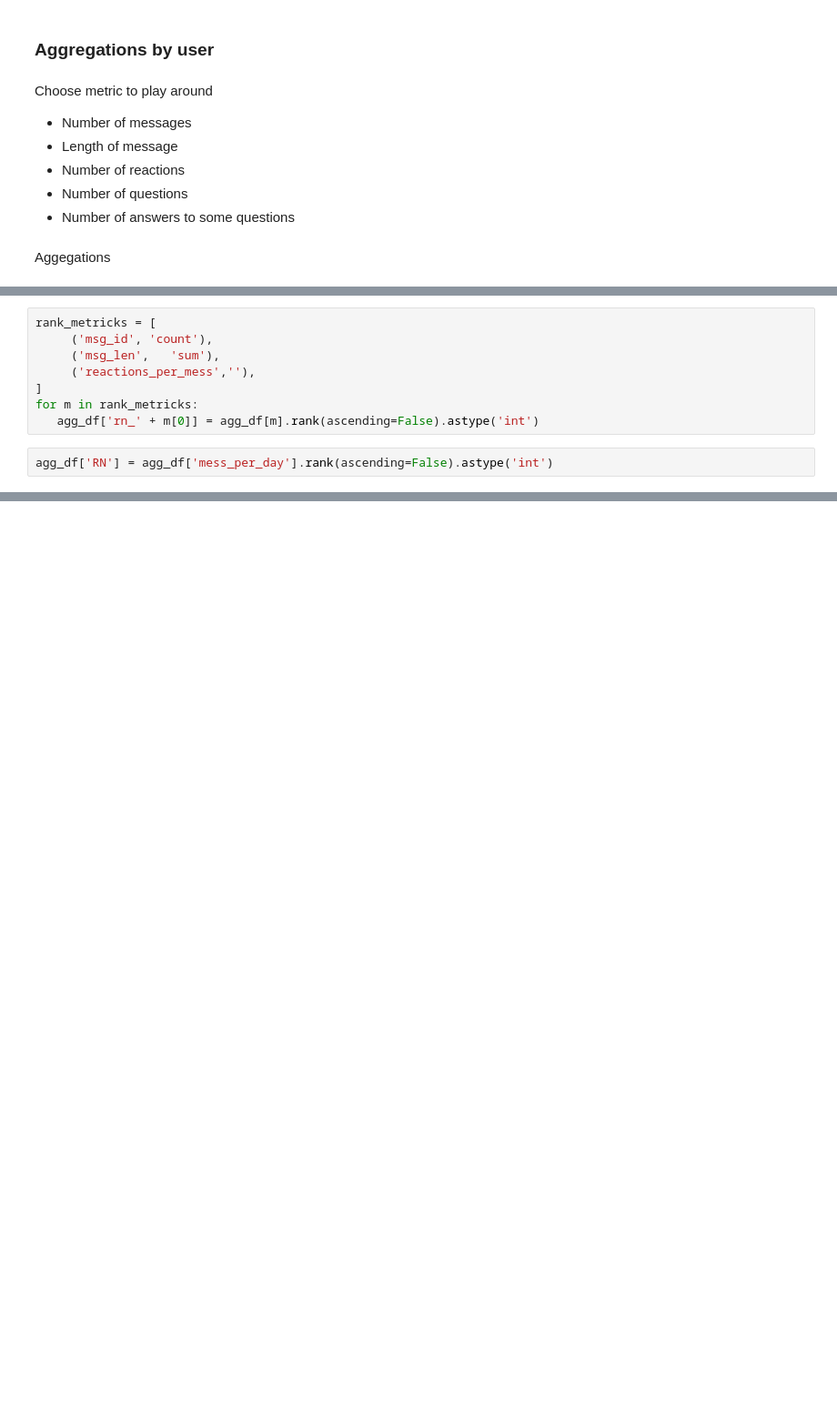
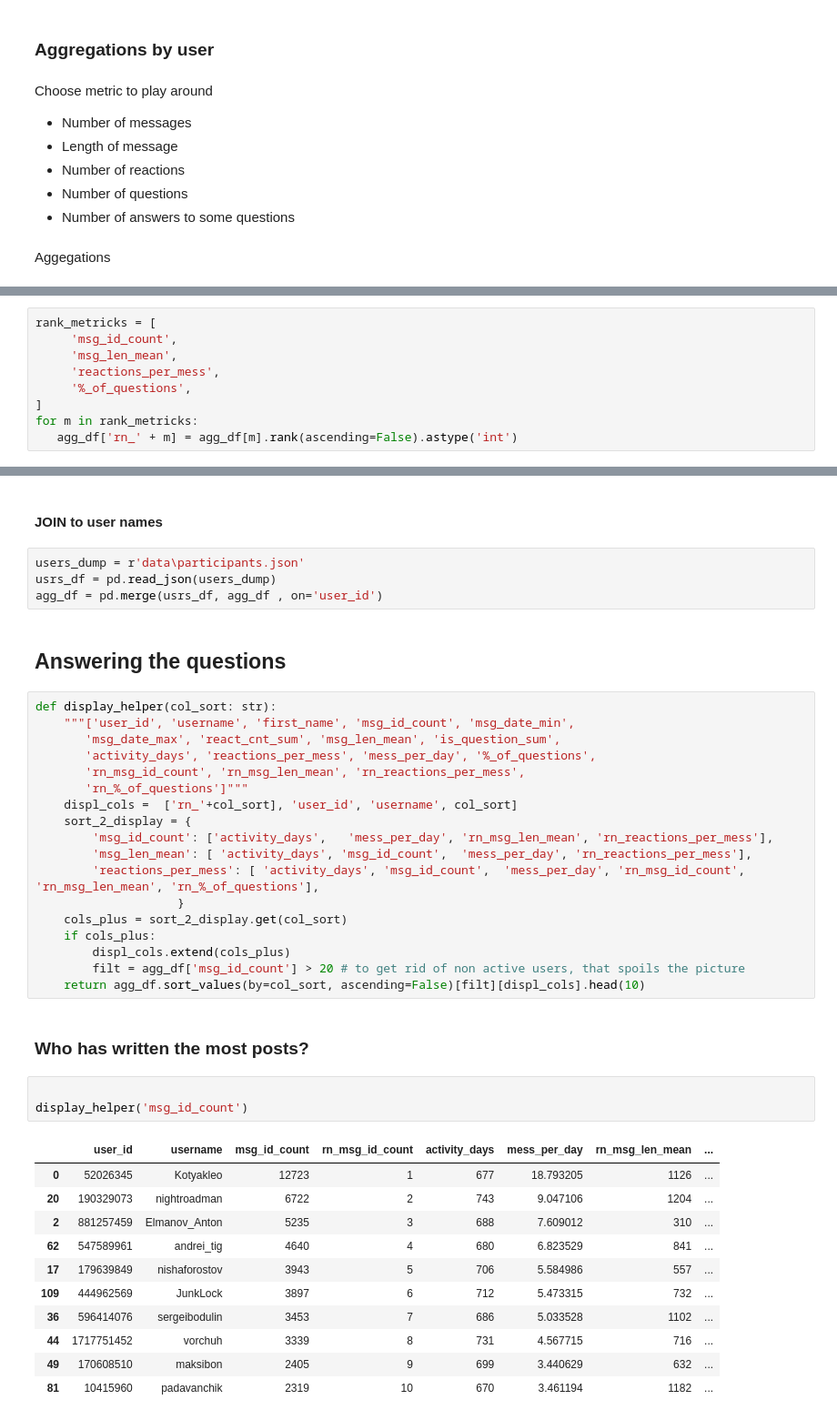
Before and after one commit to DmitriiK/telegram-automation, a Jupyter notebook: telega2pandas.ipynb, the cells around one changed output, grey strips where cells are left out. Shown: that part at 91% size. Cells and saved outputs as stored; diff of their text form; blank space fills up the shorter version.

```diff
--- a/telega2pandas.ipynb
+++ b/telega2pandas.ipynb
@@ -167,10 +157,9 @@ agg_df
 # %%
 rank_metricks = [
-     ('msg_id', 'count'),
-     ('msg_len',   'sum'),
-     ('reactions_per_mess',''),
+     'msg_id_count',
+     'msg_len_mean',
+     'reactions_per_mess',
+     '%_of_questions',
 ]
 for m in rank_metricks:
-   agg_df['rn_' + m[0]] = agg_df[m].rank(ascending=False).astype('int')
+   agg_df['rn_' + m] = agg_df[m].rank(ascending=False).astype('int')
-# %%
-agg_df['RN'] = agg_df['mess_per_day'].rank(ascending=False).astype('int')
@@ -189,0 +176,43 @@ Name: (reactions_per_mess, ), Length: 1313, dtype: int32
+# %% [markdown]
+#### JOIN to user names
+# %%
+users_dump = r'data\participants.json'
+usrs_df = pd.read_json(users_dump)
+agg_df = pd.merge(usrs_df, agg_df , on='user_id')
+# %% [markdown]
+## Answering the questions
+# %%
+def display_helper(col_sort: str):
+    """['user_id', 'username', 'first_name', 'msg_id_count', 'msg_date_min',
+       'msg_date_max', 'react_cnt_sum', 'msg_len_mean', 'is_question_sum',
+       'activity_days', 'reactions_per_mess', 'mess_per_day', '%_of_questions',
+       'rn_msg_id_count', 'rn_msg_len_mean', 'rn_reactions_per_mess',
+       'rn_%_of_questions']"""
+    displ_cols =  ['rn_'+col_sort], 'user_id', 'username', col_sort]
+    sort_2_display = {
+        'msg_id_count': ['activity_days',   'mess_per_day', 'rn_msg_len_mean', 'rn_reactions_per_mess'],
+        'msg_len_mean': [ 'activity_days', 'msg_id_count',  'mess_per_day', 'rn_reactions_per_mess'],
+        'reactions_per_mess': [ 'activity_days', 'msg_id_count',  'mess_per_day', 'rn_msg_id_count', 'rn_msg_len_mean', 'rn_%_of_questions'],
+                    }
+    cols_plus = sort_2_display.get(col_sort)
+    if cols_plus:
+        displ_cols.extend(cols_plus)
+        filt = agg_df['msg_id_count'] > 20 # to get rid of non active users, that spoils the picture
+    return agg_df.sort_values(by=col_sort, ascending=False)[filt][displ_cols].head(10)
+# %% [markdown]
+### Who has written the most posts?
+# %%
+
+display_helper('msg_id_count')
+# %% [output]
+|  | user_id | username | msg_id_count | rn_msg_id_count | activity_days | mess_per_day | rn_msg_len_mean | ... |
+| 0 | 52026345 | Kotyakleo | 12723 | 1 | 677 | 18.793205 | 1126 | ... |
+| 20 | 190329073 | nightroadman | 6722 | 2 | 743 | 9.047106 | 1204 | ... |
+| 2 | 881257459 | Elmanov_Anton | 5235 | 3 | 688 | 7.609012 | 310 | ... |
+| 62 | 547589961 | andrei_tig | 4640 | 4 | 680 | 6.823529 | 841 | ... |
+| 17 | 179639849 | nishaforostov | 3943 | 5 | 706 | 5.584986 | 557 | ... |
+| 109 | 444962569 | JunkLock | 3897 | 6 | 712 | 5.473315 | 732 | ... |
+| 36 | 596414076 | sergeibodulin | 3453 | 7 | 686 | 5.033528 | 1102 | ... |
+| 44 | 1717751452 | vorchuh | 3339 | 8 | 731 | 4.567715 | 716 | ... |
+| 49 | 170608510 | maksibon | 2405 | 9 | 699 | 3.440629 | 632 | ... |
+| 81 | 10415960 | padavanchik | 2319 | 10 | 670 | 3.461194 | 1182 | ... |
```
Also changed, not shown: parts of 11 cells of this notebook, 2 other files.
